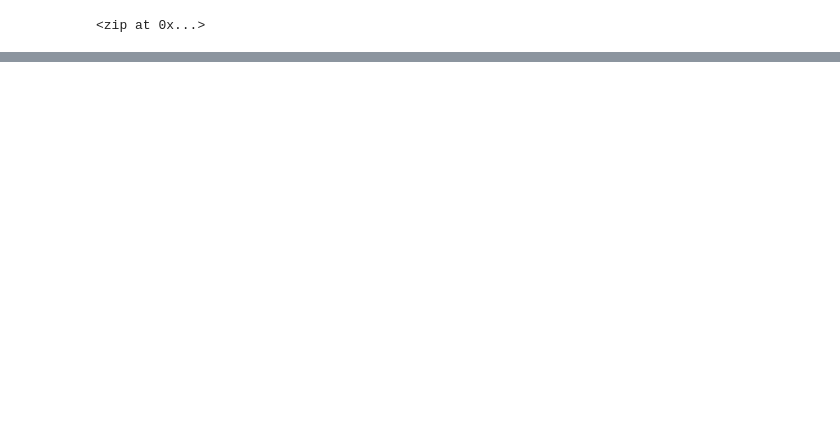
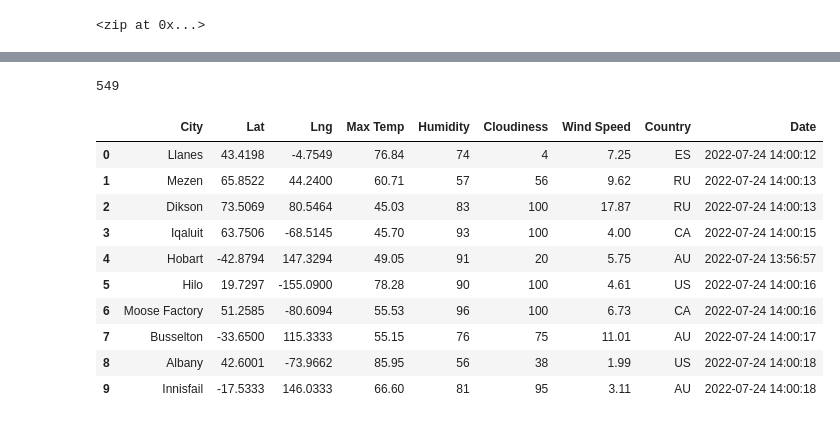
Before and after one commit to AmccartyA/World_Weather_Analysis, a Jupyter notebook: WeatherPy.ipynb, the cells around one changed output, grey strips where cells are left out. Saved outputs shown, nothing was run; the diff lists cells and outputs as text; code cells hidden in the pictures; blank space fills up the shorter version.

```diff
--- a/WeatherPy.ipynb
+++ b/WeatherPy.ipynb
@@ -47,0 +54,4 @@ len(cities)
+# %%
+# Starting URL for Weather Map API Call.
+url = "http://api.openweathermap.org/data/2.5/weather?units=Imperial&APPID=" + weather_api_key
+print(url)
@@ -47,0 +72,12 @@ len(cities)
+# %%
+# Create an endpoint URL for a city.
+city_url = url + "&q=" + "Boston"
+city_weather = requests.get(city_url)
+if city_weather.status_code == 200:
+    print(f'City Weather found.')
+else:
+    print (f'City weather not found.')
+# Get the text of the 'Get' request.
+city_weather.text
+# Get the JSON text of the 'Get' request.
+city_weather.json()
@@ -47,0 +219,20 @@ len(cities)
+# %%
+len(city_data)
+# %% [output]
+549
+# %%
+# Convert the array of dictionaries to a Pandas DataFrame.
+city_data_df = pd.DataFrame(city_data)
+city_data_df.head(10)
+# %% [output]
+|  | City | Lat | Lng | Max Temp | Humidity | Cloudiness | Wind Speed | Country | Date |
+| 0 | Llanes | 43.4198 | -4.7549 | 76.84 | 74 | 4 | 7.25 | ES | 2022-07-24 14:00:12 |
+| 1 | Mezen | 65.8522 | 44.2400 | 60.71 | 57 | 56 | 9.62 | RU | 2022-07-24 14:00:13 |
+| 2 | Dikson | 73.5069 | 80.5464 | 45.03 | 83 | 100 | 17.87 | RU | 2022-07-24 14:00:13 |
+| 3 | Iqaluit | 63.7506 | -68.5145 | 45.70 | 93 | 100 | 4.00 | CA | 2022-07-24 14:00:15 |
+| 4 | Hobart | -42.8794 | 147.3294 | 49.05 | 91 | 20 | 5.75 | AU | 2022-07-24 13:56:57 |
+| 5 | Hilo | 19.7297 | -155.0900 | 78.28 | 90 | 100 | 4.61 | US | 2022-07-24 14:00:16 |
+| 6 | Moose Factory | 51.2585 | -80.6094 | 55.53 | 96 | 100 | 6.73 | CA | 2022-07-24 14:00:16 |
+| 7 | Busselton | -33.6500 | 115.3333 | 55.15 | 76 | 75 | 11.01 | AU | 2022-07-24 14:00:17 |
+| 8 | Albany | 42.6001 | -73.9662 | 85.95 | 56 | 38 | 1.99 | US | 2022-07-24 14:00:18 |
+| 9 | Innisfail | -17.5333 | 146.0333 | 66.60 | 81 | 95 | 3.11 | AU | 2022-07-24 14:00:18 |
```
Also changed, not shown: parts of 15 cells of this notebook, 2 other files.
